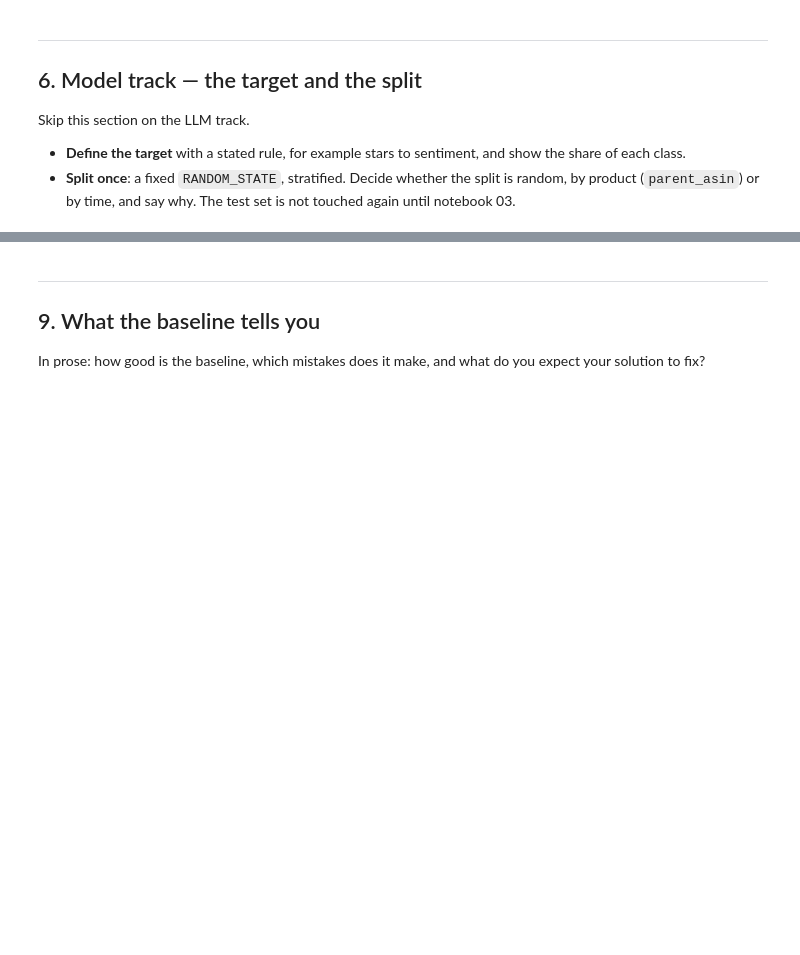
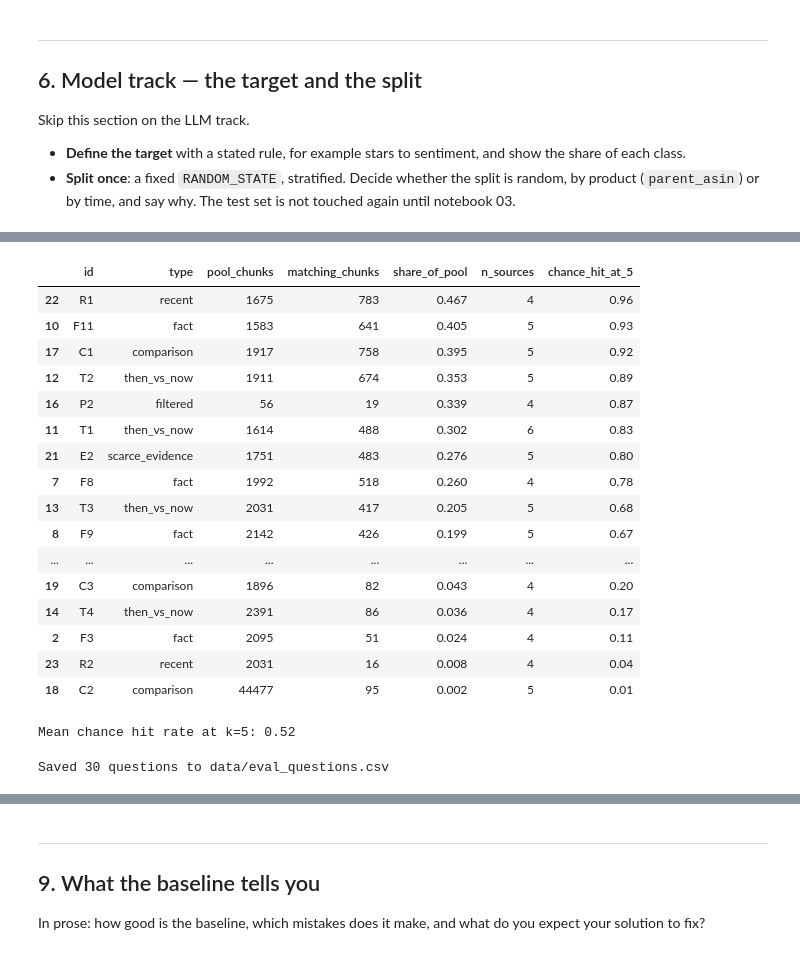
Before and after one commit to nachocarbovalle/IronHack-Final-Project-, a Jupyter notebook: notebooks/01_framing_and_baseline.ipynb, the cells around one changed output, grey strips where cells are left out. Drawn from its saved outputs; the diff is of its cells as text; code cells hidden in the pictures; blank space fills up the shorter version.

```diff
--- a/notebooks/01_framing_and_baseline.ipynb
+++ b/notebooks/01_framing_and_baseline.ipynb
@@ -80,0 +787,6 @@ Skip this section on the model track.
+# %%
+too_long = chunks[chunks["n_tokens"] > 200]
+print(f"Chunks over the limit: {len(too_long)}")
+for r in too_long.itertuples():
+    print(f"\n{r.game} | review {r.review_id} | {r.n_tokens} tokens | {len(r.text.split())} words")
+    print(repr(r.text[:300]))
@@ -80,0 +1006,10 @@ Skip this section on the model track.
+# %%
+review_game = chunks.drop_duplicates("review_id").set_index("review_id")["game"]
+problems = []
+for q in eval_set[eval_set["answerable"]].itertuples():
+    for rid in filter(None, q.source_review_ids.split(";")):
+        if rid not in review_game.index:
+            problems.append((q.id, rid, "id not found"))
+        elif pd.notna(q.game) and review_game[rid] != q.game:
+            problems.append((q.id, rid, f"belongs to {review_game[rid]}"))
+print(problems if problems else "All source ids found, each in the right game.")
@@ -80,0 +1018,24 @@ Skip this section on the model track.
+# %%
+import warnings
+
+rows = []
+with warnings.catch_warnings():
+    warnings.simplefilter("ignore", UserWarning)        # the harmless "match groups" warning
+    for q in eval_set[eval_set["answerable"]].itertuples():
+        pool = chunks if pd.isna(q.game) else chunks[chunks["game"] == q.game]
+        if pd.notna(q.min_playtime):
+            pool = pool[pool["playtime_at_review_h"] >= q.min_playtime]
+        if pd.notna(q.steam_deck):
+            pool = pool[pool["steam_deck"] == q.steam_deck]
+        match = pool["text"].str.contains(q.relevant_pattern, case=False, regex=True)
+        rows.append({
+            "id": q.id,
+            "type": q.type,
+            "pool_chunks": len(pool),
+            "matching_chunks": int(match.sum()),
+            "share_of_pool": round(match.mean(), 3),
+            "n_sources": len([s for s in q.source_review_ids.split(";") if s]),
+        })
+
+pattern_summary = pd.DataFrame(rows)
+pattern_summary.sort_values("share_of_pool", ascending=False)
@@ -80,0 +1060,30 @@ Skip this section on the model track.
+# %%
+pattern_summary["chance_hit_at_5"] = (1 - (1 - pattern_summary["share_of_pool"]) ** 5).round(2)
+pattern_summary.sort_values("chance_hit_at_5", ascending=False)
+# %% [output]
+|  | id | type | pool_chunks | matching_chunks | share_of_pool | n_sources | chance_hit_at_5 |
+| 22 | R1 | recent | 1675 | 783 | 0.467 | 4 | 0.96 |
+| 10 | F11 | fact | 1583 | 641 | 0.405 | 5 | 0.93 |
+| 17 | C1 | comparison | 1917 | 758 | 0.395 | 5 | 0.92 |
+| 12 | T2 | then_vs_now | 1911 | 674 | 0.353 | 5 | 0.89 |
+| 16 | P2 | filtered | 56 | 19 | 0.339 | 4 | 0.87 |
+| 11 | T1 | then_vs_now | 1614 | 488 | 0.302 | 6 | 0.83 |
+| 21 | E2 | scarce_evidence | 1751 | 483 | 0.276 | 5 | 0.80 |
+| 7 | F8 | fact | 1992 | 518 | 0.260 | 4 | 0.78 |
+| 13 | T3 | then_vs_now | 2031 | 417 | 0.205 | 5 | 0.68 |
+| 8 | F9 | fact | 2142 | 426 | 0.199 | 5 | 0.67 |
+| ... | ... | ... | ... | ... | ... | ... | ... |
+| 19 | C3 | comparison | 1896 | 82 | 0.043 | 4 | 0.20 |
+| 14 | T4 | then_vs_now | 2391 | 86 | 0.036 | 4 | 0.17 |
+| 2 | F3 | fact | 2095 | 51 | 0.024 | 4 | 0.11 |
+| 23 | R2 | recent | 2031 | 16 | 0.008 | 4 | 0.04 |
+| 18 | C2 | comparison | 44477 | 95 | 0.002 | 5 | 0.01 |
+# %%
+print(f"Mean chance hit rate at k=5: {pattern_summary['chance_hit_at_5'].mean():.2f}")
+# %% [output]
+Mean chance hit rate at k=5: 0.52
+# %%
+eval_set.to_csv(ROOT / "data" / "eval_questions.csv", index=False)
+print("Saved", len(eval_set), "questions to data/eval_questions.csv")
+# %% [output]
+Saved 30 questions to data/eval_questions.csv
```
Also changed, not shown: parts of 62 cells of this notebook, 6 other files.
